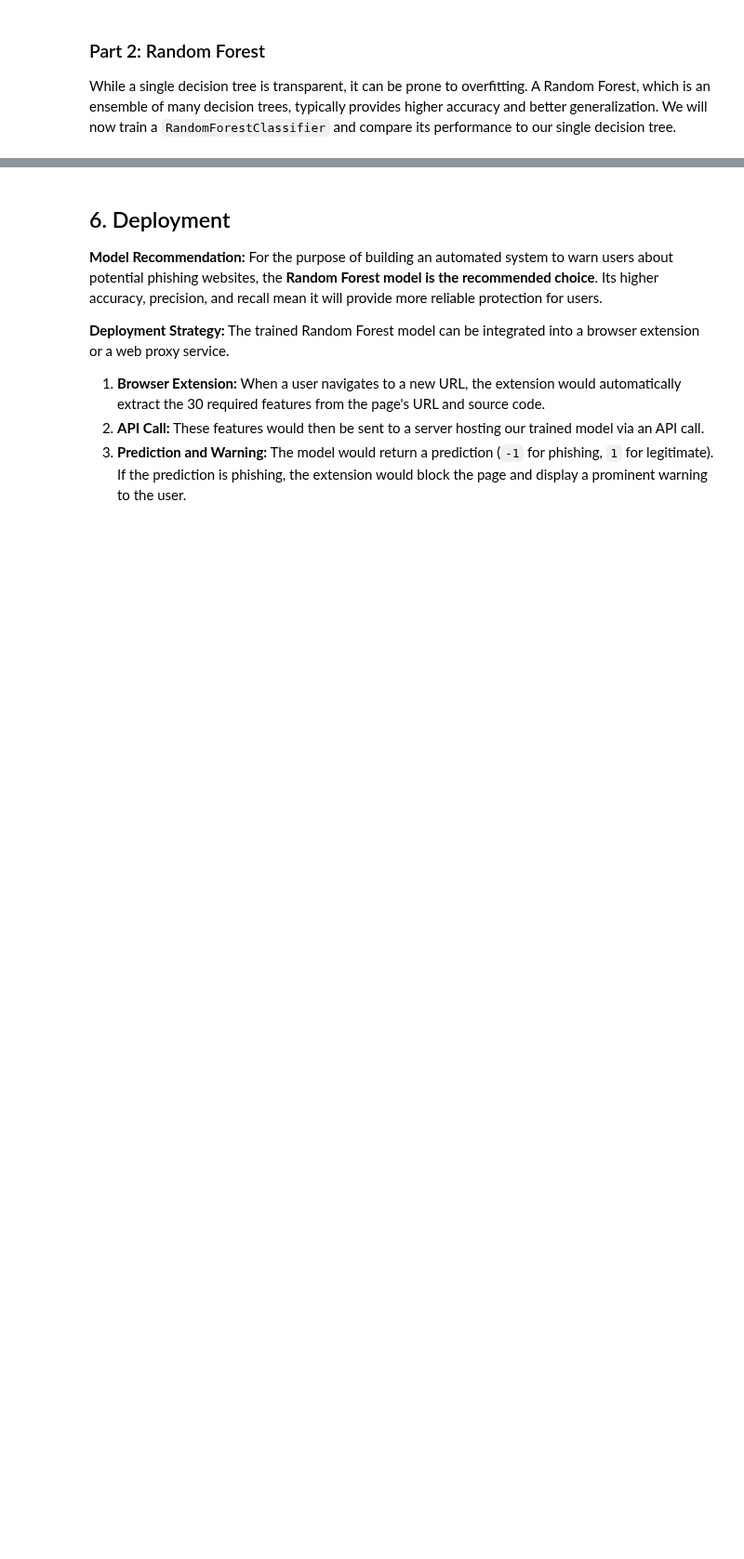
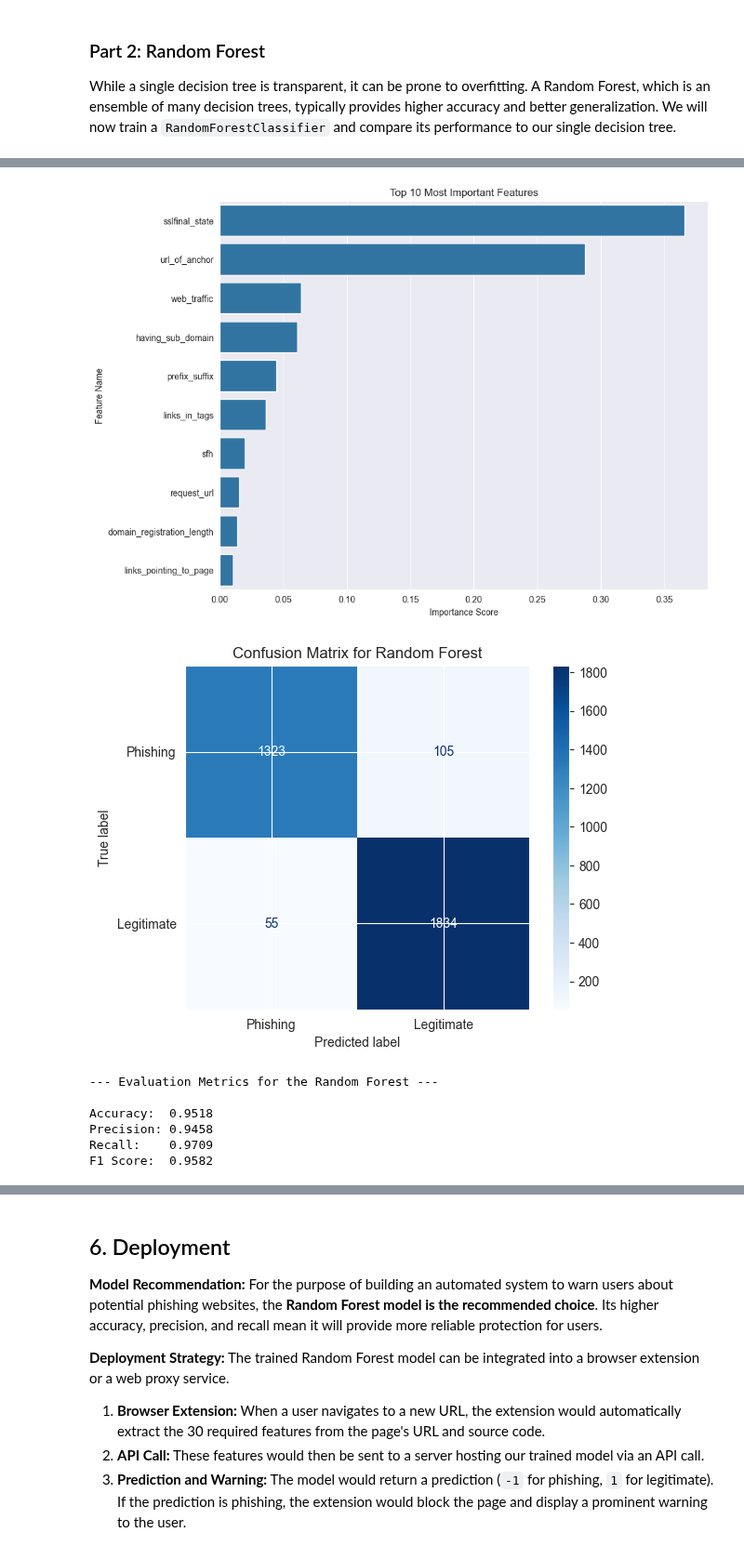
Before and after one commit to Itz-Ezu/DKKO_group6, a Jupyter notebook: dtrees_rforests/DTree_RForest.ipynb, the cells around one changed output, grey strips where cells are left out. Shown at 93% size. Drawn from its saved outputs; the diff is of its cells as text; code cells hidden in the pictures; blank space fills up the shorter version.

Commit message:
Evaluation

```diff
--- a/dtrees_rforests/DTree_RForest.ipynb
+++ b/dtrees_rforests/DTree_RForest.ipynb
@@ -301,8 +301,14 @@ param_grid = {
 }
 
 # 3. Set up and run the automated grid search
-grid_search = GridSearchCV(estimator=rf_model, param_grid=param_grid,
-                           cv=5, n_jobs=-1, verbose=1, scoring='accuracy')
+grid_search = GridSearchCV(
+    estimator=rf_model,         # The model to be tuned (in this case, our RandomForestClassifier).
+    param_grid=param_grid,      # The dictionary of hyperparameters to test.
+    cv=5,                       # The number of cross-validation folds to use (5 is a common choice).
+    n_jobs=-1,                  # Use all available CPU cores to speed up the computation.
+    verbose=1,                  # How much information to print during the process (1 shows some progress).
+    scoring='accuracy'          # The metric to evaluate and rank the models by (we want the highest accuracy).
+)
 
 print("Running GridSearchCV...")
 grid_search.fit(X_train, y_train)
@@ -404 +346,55 @@ Paras tulos: n_estimators=200.0, max_depth=5.0, accuracy=0.9319
+# %%
+import pandas as pd
+import matplotlib.pyplot as plt
+import seaborn as sns
+from sklearn.ensemble import RandomForestClassifier
+from sklearn.metrics import (accuracy_score, precision_score, recall_score,
+                             f1_score, confusion_matrix, ConfusionMatrixDisplay)
+
+# --- 1. Train the Final Random Forest Model ---
+# Using the hyperparameters you selected
+final_rf_model = RandomForestClassifier(n_estimators=100, max_depth=10, random_state=42)
+final_rf_model.fit(X_train, y_train)
+y_pred = final_rf_model.predict(X_test)
+
+# --- 2. Calculate and Visualize Feature Importances ---
+
+# Create a DataFrame of feature importances
+feature_importances = pd.DataFrame({
+    'Feature': X_train.columns,
+    'Importance': final_rf_model.feature_importances_
+}).sort_values(by='Importance', ascending=False)
+
+# Plot the top 10 most important features
+plt.figure(figsize=(10, 8))
+sns.barplot(x='Importance', y='Feature', data=feature_importances.head(10))
+plt.title('Top 10 Most Important Features')
+plt.xlabel('Importance Score')
+plt.ylabel('Feature Name')
+plt.show()
+
+# --- 3. Display Confusion Matrix and Key Metrics ---
+
+# Create and display the confusion matrix plot
+cm = confusion_matrix(y_test, y_pred)
+disp = ConfusionMatrixDisplay(confusion_matrix=cm, display_labels=['Phishing', 'Legitimate'])
+disp.plot(cmap=plt.cm.Blues)
+plt.title("Confusion Matrix for Random Forest")
+plt.show() # Forces the plot to display here
+
+# Print the evaluation metrics
+print("\n--- Evaluation Metrics for the Random Forest ---\n")
+print(f"Accuracy:  {accuracy_score(y_test, y_pred):.4f}")
+print(f"Precision: {precision_score(y_test, y_pred):.4f}")
+print(f"Recall:    {recall_score(y_test, y_pred):.4f}")
+print(f"F1 Score:  {f1_score(y_test, y_pred):.4f}")
+# %% [output]
+[figure, added]
+[figure, added]
+--- Evaluation Metrics for the Random Forest ---
+
+Accuracy:  0.9518
+Precision: 0.9458
+Recall:    0.9709
+F1 Score:  0.9582
 # %% [markdown]
```
Also changed, not shown: parts of 6 cells of this notebook.
